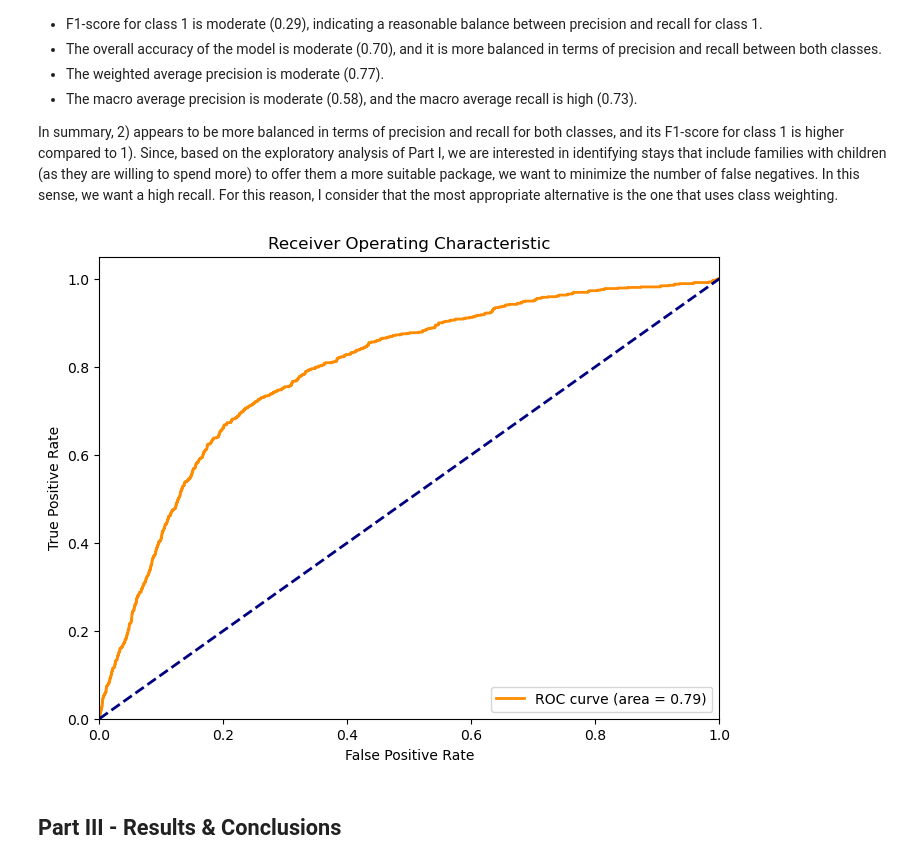
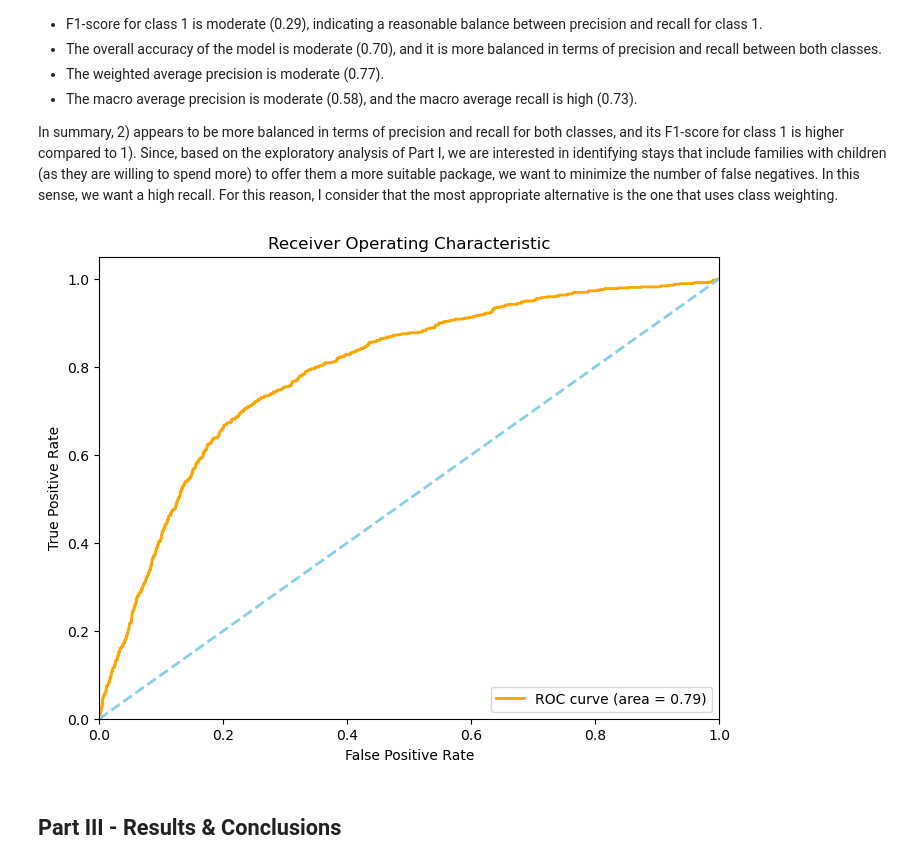
Before and after one commit to Juanialladio57/Fligoo, a Jupyter notebook: take_home_data_scientist/code/fligoo_take_home_data_scientist_ALLADIO.ipynb, the cells around one changed output. Drawn from its saved outputs; the diff is of its cells as text; code cells hidden in the pictures.

```diff
--- a/take_home_data_scientist/code/fligoo_take_home_data_scientist_ALLADIO.ipynb
+++ b/take_home_data_scientist/code/fligoo_take_home_data_scientist_ALLADIO.ipynb
@@ -450,28 +450,28 @@ In summary, 2) appears to be more balanced in terms of precision and recall for
 them a more suitable package, we want to minimize the number of false negatives. In this sense, we want a high recall. For this reason, I consider that the most appropriate alternative is the one that uses class weighting.
 # %%
 # Predict probabilities for the test set
-# You need the probabilities for the positive class (usually found in index 1 column)
+# We need the probabilities for the positive class (usually found in index 1 column)
 y_pred_prob = model2.predict_proba(X_test2)[:, 1]
 
-# Calculate true positive rates and false positive rates
+# We calculate true positive rates and false positive rates
 fpr, tpr, thresholds = roc_curve(y_test2, y_pred_prob)
 
-# Calculate the area under the ROC curve
+# We calculate the area under the ROC curve
 roc_auc = auc(fpr, tpr)
 
-# Plot the ROC curve
+# Finally, plot the ROC curve
 plt.figure(figsize=(8, 6))
-plt.plot(fpr, tpr, color='darkorange', lw=2, label=f'ROC curve (area = {roc_auc:.2f})')
-plt.plot([0, 1], [0, 1], color='navy', lw=2, linestyle='--')
+plt.plot(fpr, tpr, color='orange', lw=2, label=f'ROC curve (area = {roc_auc:.2f})')
+plt.plot([0, 1], [0, 1], color='skyblue', lw=2, linestyle='--')
 plt.xlim([0.0, 1.0])
 plt.ylim([0.0, 1.05])
 plt.xlabel('False Positive Rate')
 plt.ylabel('True Positive Rate')
 plt.title('Receiver Operating Characteristic')
 plt.legend(loc="lower right")
 plt.show()
 # %% [output]
-[figure, old version]
+[figure, new version]
 # %% [markdown]
 ## Part III - Results & Conclusions
 # %% [markdown]
```
Also changed, not shown: parts of 3 cells of this notebook, 3 other files.
